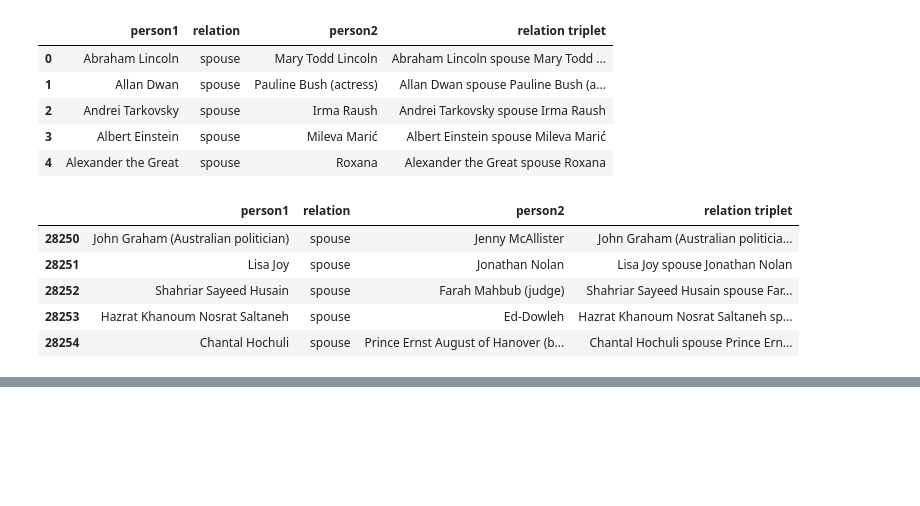
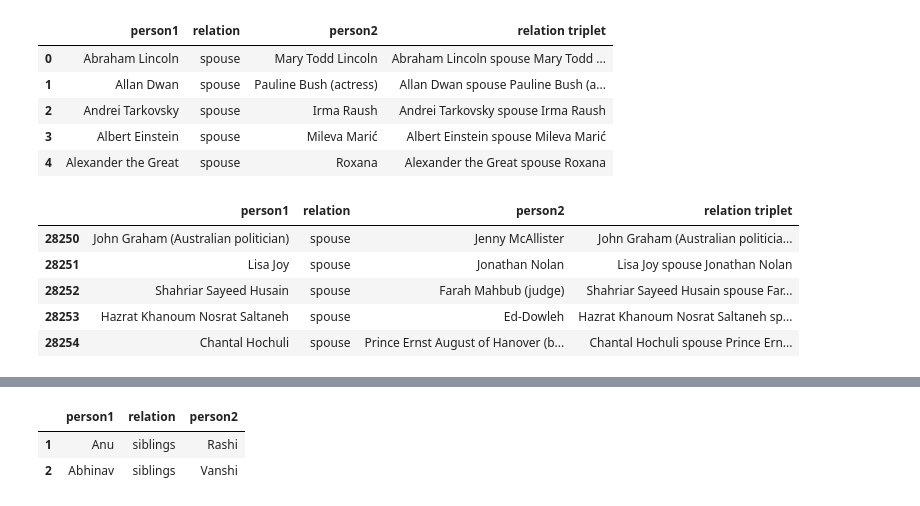
Before and after one commit to kotiyalanurag/EXPLAINABLE-AI, a Jupyter notebook: Data Cleaner.ipynb, the cells around one changed output, grey strips where cells are left out. Cells and saved outputs as stored; diff of their text form; code cells hidden in the pictures; blank space fills up the shorter version.

```diff
--- a/Data Cleaner.ipynb
+++ b/Data Cleaner.ipynb
@@ -409,0 +527,6 @@ spouse_data.tail()
+# %%
+df
+# %% [output]
+|  | person1 | relation | person2 |
+| 1 | Anu | siblings | Rashi |
+| 2 | Abhinav | siblings | Vanshi |
```
Also changed, not shown: parts of 17 cells of this notebook.
